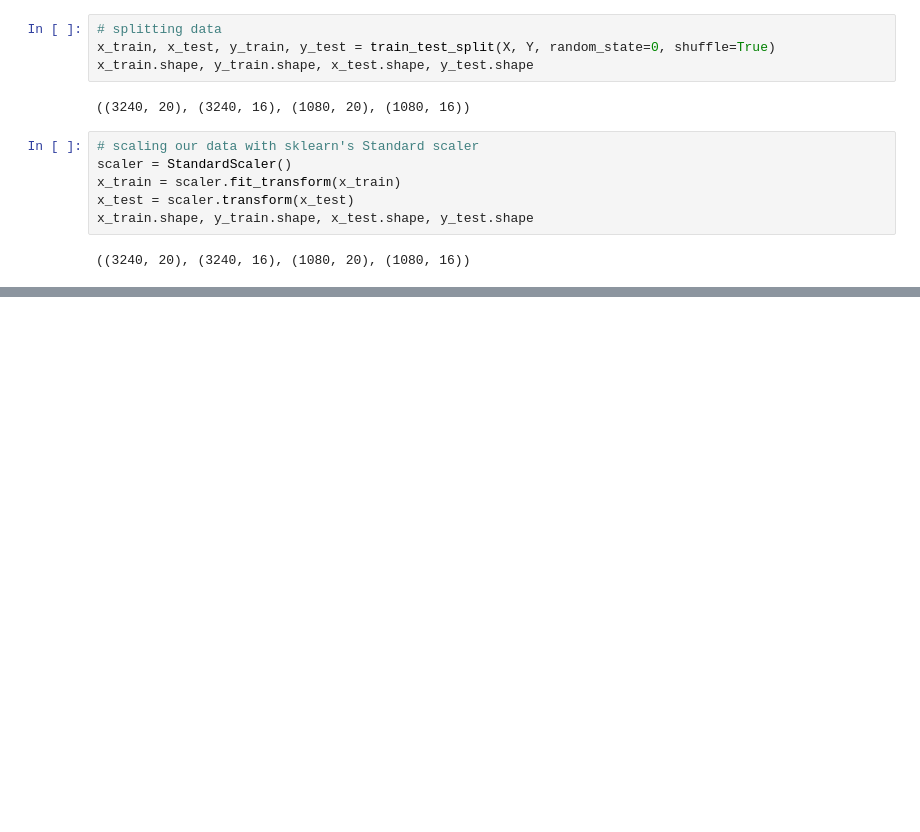
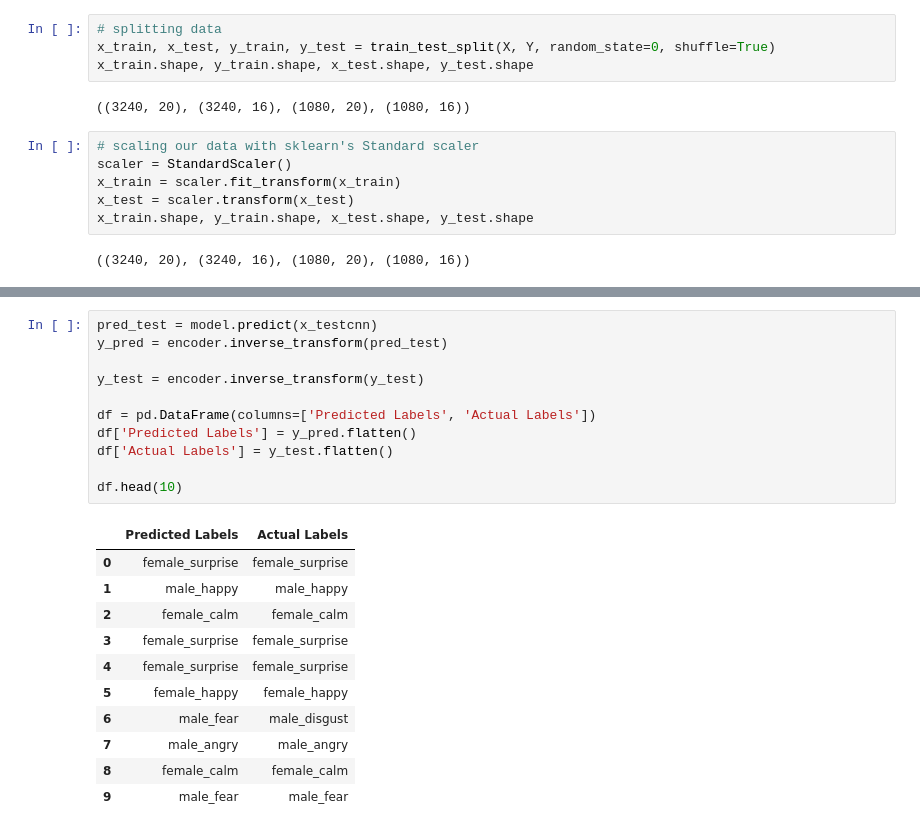
Before and after one commit to Rajesh1505/Speech_Emotion_Recognition_Rajesh_Kumar_Patel-Capstone_Project, a Jupyter notebook: Speech_Emotion_Recognition.ipynb, the cells around one changed output, grey strips where cells are left out. Saved outputs shown, nothing was run; the diff lists cells and outputs as text; blank space fills up the shorter version.

```diff
--- a/Speech_Emotion_Recognition.ipynb
+++ b/Speech_Emotion_Recognition.ipynb
@@ -470,0 +623,23 @@ x_train.shape, y_train.shape, x_test.shape, y_test.shape
+# %%
+pred_test = model.predict(x_testcnn)
+y_pred = encoder.inverse_transform(pred_test)
+
+y_test = encoder.inverse_transform(y_test)
+
+df = pd.DataFrame(columns=['Predicted Labels', 'Actual Labels'])
+df['Predicted Labels'] = y_pred.flatten()
+df['Actual Labels'] = y_test.flatten()
+
+df.head(10)
+# %% [output]
+|  | Predicted Labels | Actual Labels |
+| 0 | female_surprise | female_surprise |
+| 1 | male_happy | male_happy |
+| 2 | female_calm | female_calm |
+| 3 | female_surprise | female_surprise |
+| 4 | female_surprise | female_surprise |
+| 5 | female_happy | female_happy |
+| 6 | male_fear | male_disgust |
+| 7 | male_angry | male_angry |
+| 8 | female_calm | female_calm |
+| 9 | male_fear | male_fear |
```
Also changed, not shown: parts of 27 cells of this notebook.
